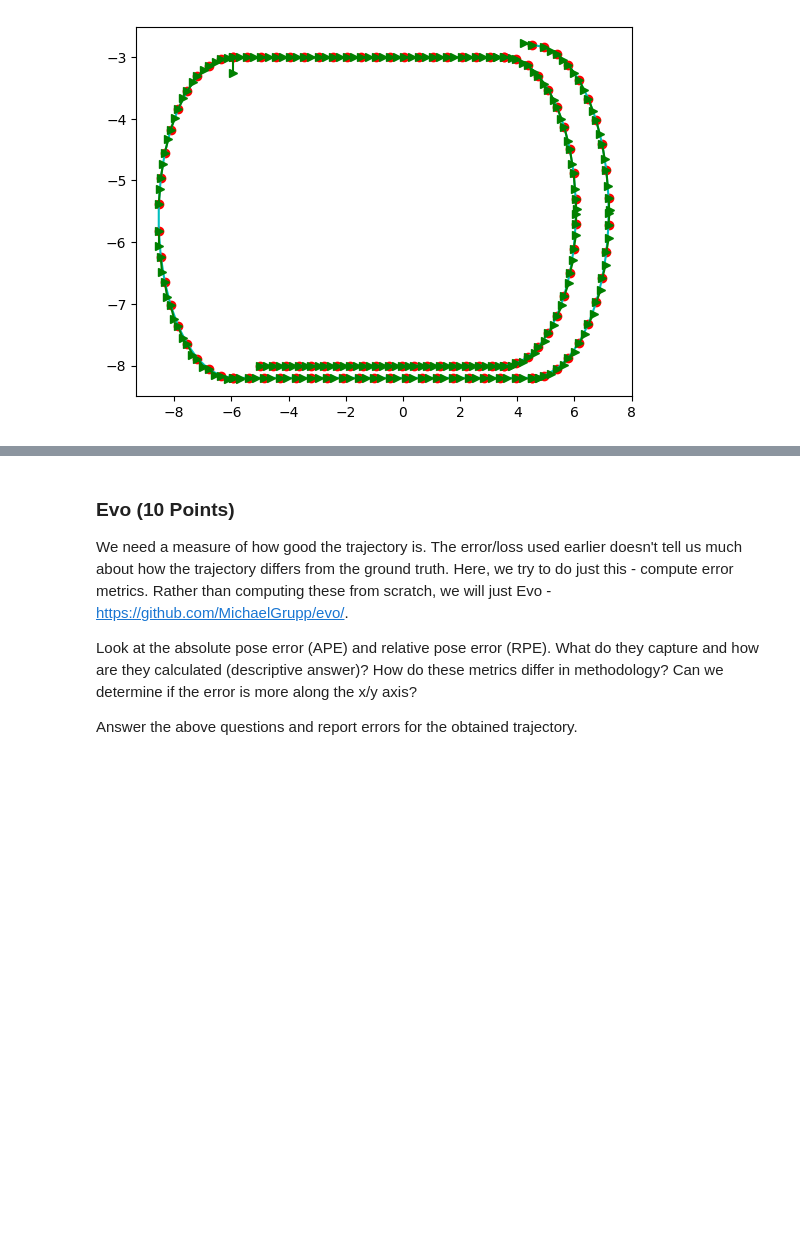
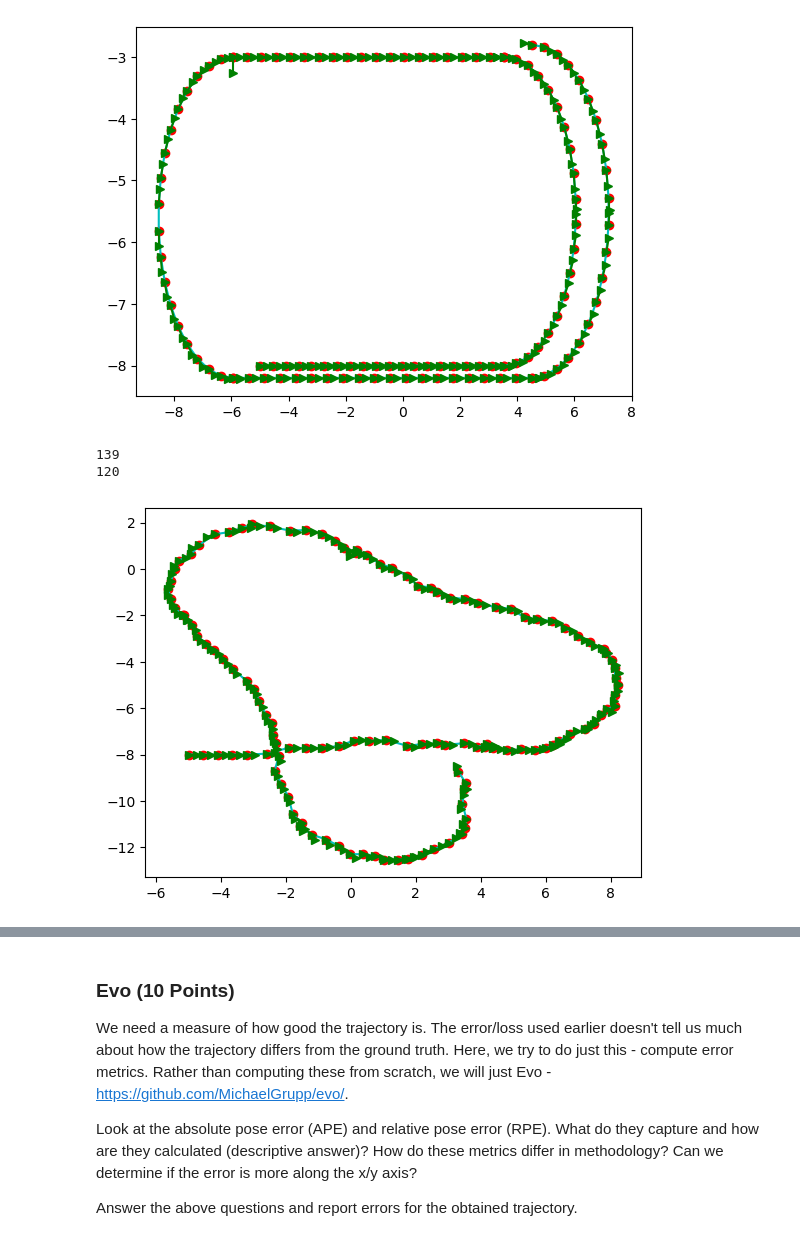
Before and after one commit to soham2560/MR24, a Jupyter notebook: Assignment_2/Assignment2.ipynb, the cells around one changed output, grey strips where cells are left out. Saved outputs shown, nothing was run; the diff lists cells and outputs as text; code cells hidden in the pictures; blank space fills up the shorter version.

```diff
--- a/Assignment_2/Assignment2.ipynb
+++ b/Assignment_2/Assignment2.ipynb
@@ -555,42 +555,45 @@ draw(gt_vertex[0],gt_vertex[1],gt_vertex[2])
 (3, 120)
 [figure]
 # %%
-### YOUR CODE HERE ###
 #code to generate the g2o file for edges.txt
 input_file = "./data/edges.txt"
 output_file = "./data/edges.g2o"
 
 out = open(output_file, "w")
 
 init = readVertex(input_file)
 x = np.zeros(120)
 y = np.zeros(120)
 theta = np.zeros(120)
 x[0] = init[0]
 y[0] = init[1]
 theta[0] = init[2]
 
 ind1, ind2, dx, dy, dtheta = readEdge(input_file)
 info_x_y_theta = "500.0 0.0 0.0 500.0 0.0 500.0"
 
 print(len(ind1))
 
 for i in range(len(x)-1):
-    # USE MODEL TO CALCULATE VERTICES AND PROCEED
-    # WAIT FOR MODEL TO BE GIVEN
-    pass
+    x[i+1] = x[i] + dx[i]*np.cos(theta[i]) - dy[i]*np.sin(theta[i])
+    y[i+1] = y[i] + dx[i]*np.sin(theta[i]) + dy[i]*np.cos(theta[i])
+    theta[i+1] = theta[i] + dtheta[i]
 
-# for i in range(len(x)):
-#     out.write("VERTEX_SE2" + " " + str(i) + " " + str(x[i]) + " " + str(y[i]) + " " + str(theta[i]) + "\n")
+for i in range(len(x)):
+    out.write("VERTEX_SE2" + " " + str(i) + " " + str(x[i]) + " " + str(y[i]) + " " + str(theta[i]) + "\n")
 
-# for i in range(len(ind1)):
-#     out.write("EDGE_SE2" + " " + str(ind1[i]) + " " + str(ind2[i]) + " " + str(dx[i]) + " " + str(dy[i]) + " " + str(dtheta[i]) + " " + info_x_y_theta + "\n")
+for i in range(len(ind1)):
+    out.write("EDGE_SE2" + " " + str(ind1[i]) + " " + str(ind2[i]) + " " + str(dx[i]) + " " + str(dy[i]) + " " + str(dtheta[i]) + " " + info_x_y_theta + "\n")
 
 
-# out.write("FIX 0"+"\n")
+out.write("FIX 0"+"\n")
 
-# print(np.size(x))
-# draw(x,y,theta)
+print(np.size(x))
+draw(x,y,theta)
+# %% [output]
+139
+120
+[figure, added]
 # %%
 #code to optimise this data with g2o
 def optimize():
```
Also changed, not shown: parts of 14 cells of this notebook, 7 other files.
